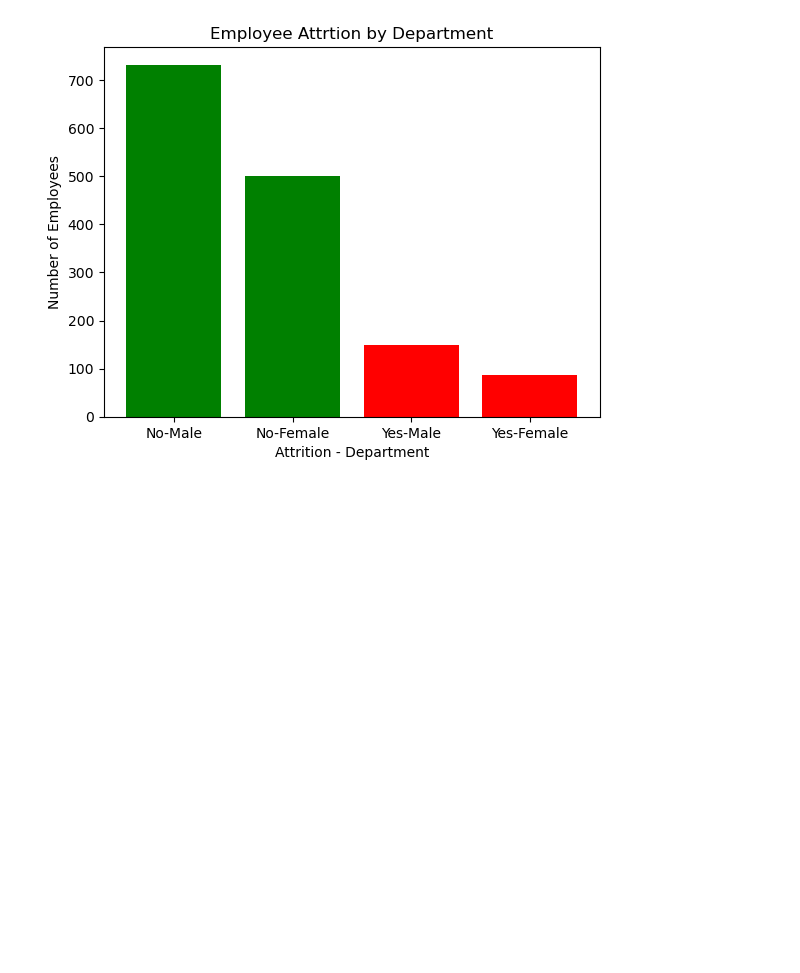
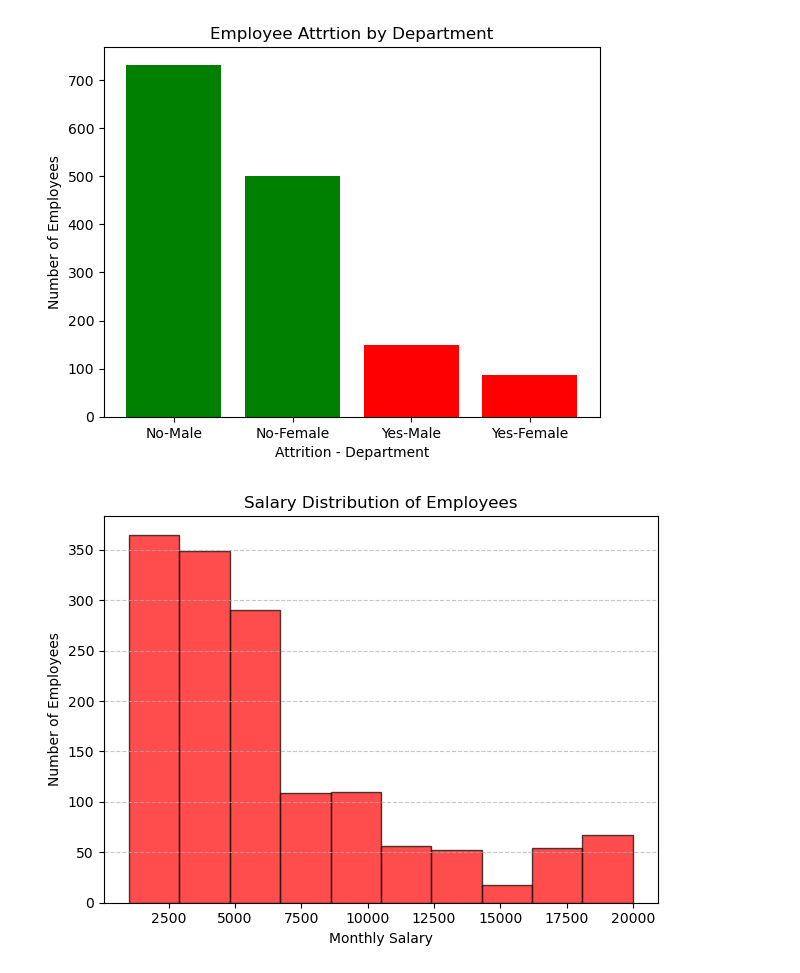
Before and after one commit to rajeshgowda116/Machine-Learning, a Jupyter notebook: projects/HR Data Analysis/HR_Data.ipynb, the cells around one changed output. Cells and saved outputs as stored; diff of their text form; code cells hidden in the pictures; blank space fills up the shorter version.

```diff
--- a/projects/HR Data Analysis/HR_Data.ipynb
+++ b/projects/HR Data Analysis/HR_Data.ipynb
@@ -130,3 +126,13 @@ plt.title("Employee Attrtion by Department")
 plt.show()
 # %% [output]
 [figure]
+# %%
+plt.hist(HR['Monthly Income'],bins=10,edgecolor='black',color='red',alpha=0.7)
+plt.xlabel("Monthly Salary")
+plt.ylabel("Number of Employees")
+plt.title("Salary Distribution of Employees")
+plt.tight_layout()
+plt.grid(axis="y", linestyle="--", alpha=0.7)
+plt.show()
+# %% [output]
+[figure, added]
```
Also changed, not shown: parts of 3 cells of this notebook.
